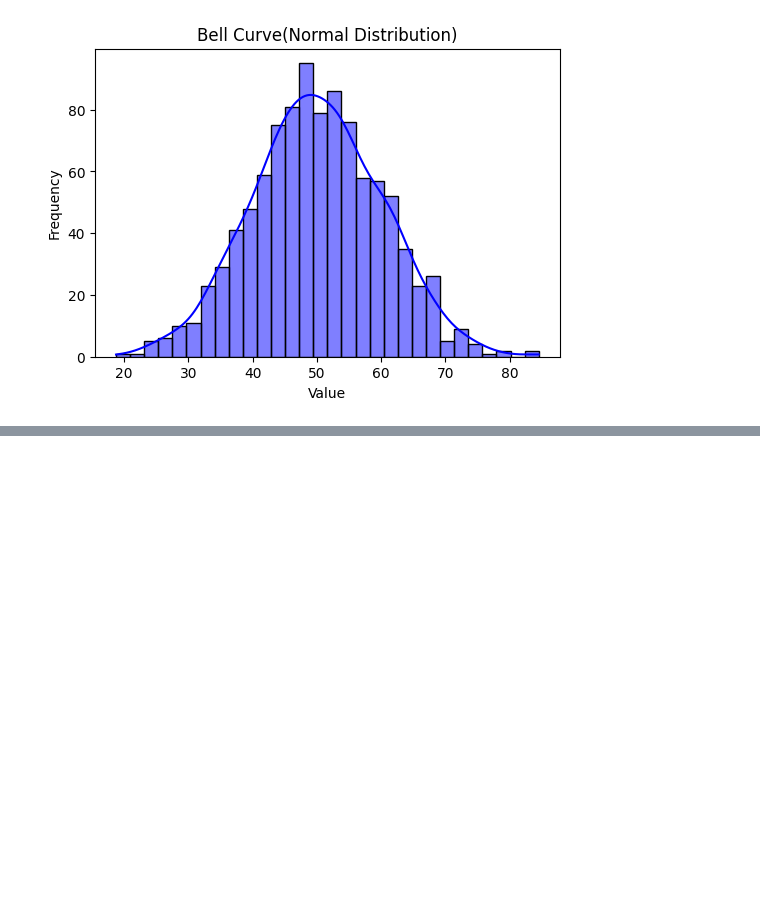
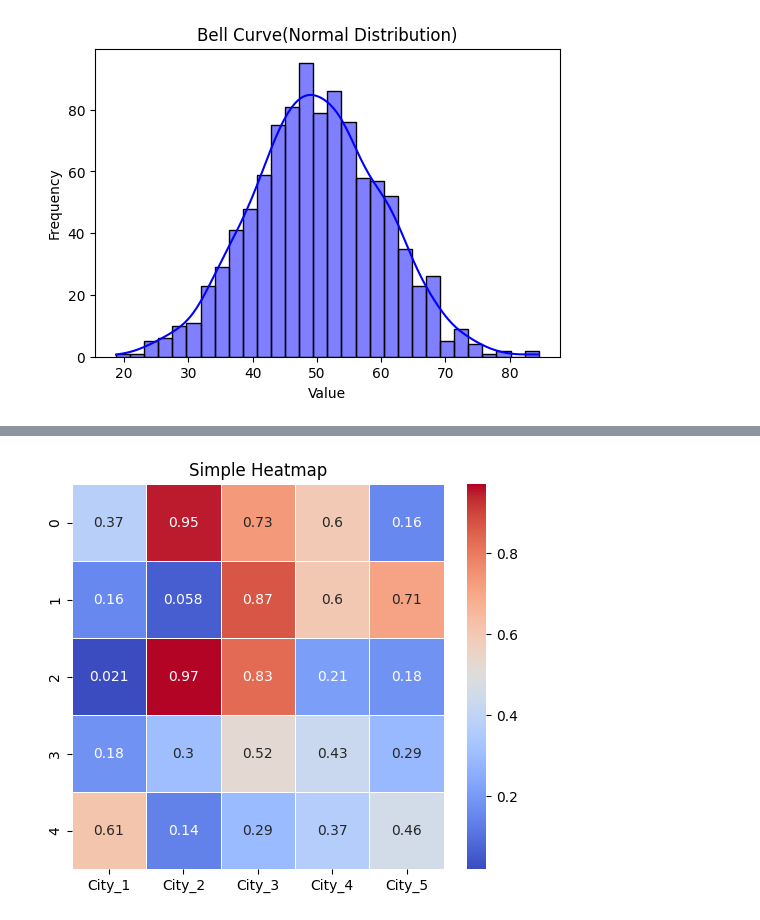
Before and after one commit to sounddrill31/jupyter-learning, a Jupyter notebook: Class2-PartB.ipynb, the cells around one changed output, grey strips where cells are left out. Saved outputs shown, nothing was run; the diff lists cells and outputs as text; code cells hidden in the pictures; blank space fills up the shorter version.

```diff
--- a/Class2-PartB.ipynb
+++ b/Class2-PartB.ipynb
@@ -162,0 +170,23 @@ plot.show()
+# %%
+# Heatmaps
+
+import numpy as np
+import pandas as pd
+import seaborn as sns
+import matplotlib.pyplot as plot
+
+# Generate a simple 5x5 dataset for heatmap
+np.random.seed(42)
+data=np.random.rand(5,5)
+
+# DataFrame
+df_heatmap = pd.DataFrame(data, columns=[f"City_{i}" for i in range(1,6)])
+
+plot.figure(figsize=(6,5))
+sns.heatmap(df_heatmap, annot=True, cmap="coolwarm", linewidths=0.5)
+
+plot.title("Simple Heatmap")
+
+plot.show()
+# %% [output]
+[figure, added]
```
Also changed, not shown: parts of 1 cell of this notebook.
